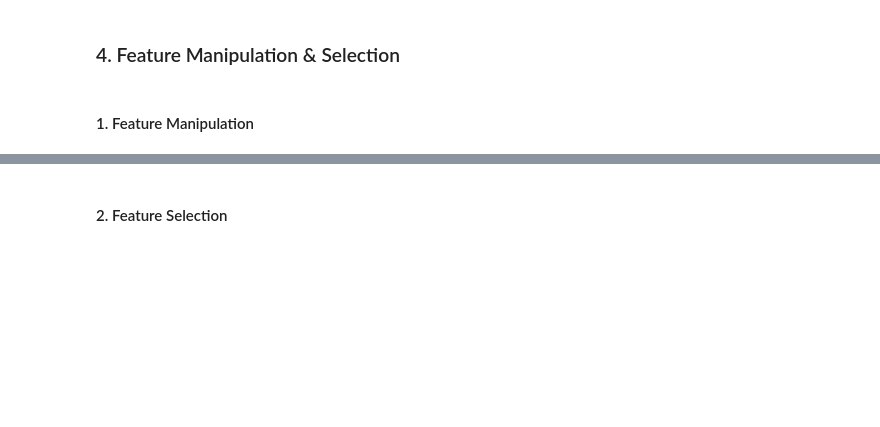
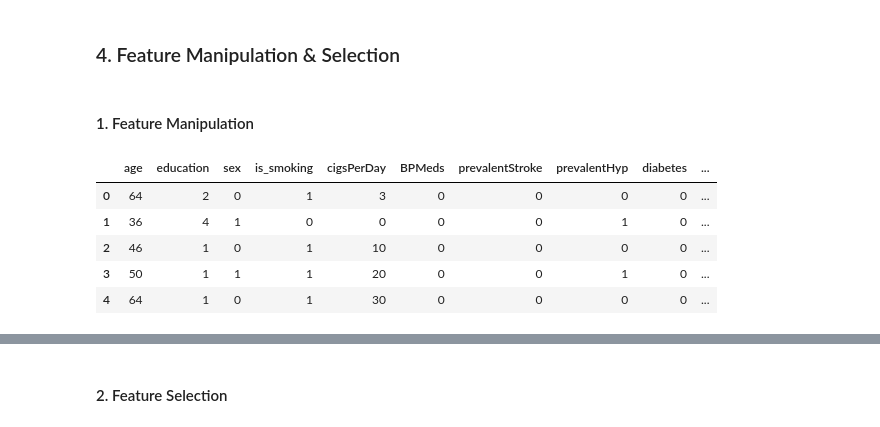
Before and after one commit to prasadwagh2503/Cardiovascular-Risk-Prediction, a Jupyter notebook: Prasad_Cardiovascular_Risk_Prediction.ipynb, the cells around one changed output, grey strips where cells are left out. Drawn from its saved outputs; the diff is of its cells as text; code cells hidden in the pictures; blank space fills up the shorter version.

```diff
--- a/Prasad_Cardiovascular_Risk_Prediction.ipynb
+++ b/Prasad_Cardiovascular_Risk_Prediction.ipynb
@@ -1121,0 +1199,2 @@ I have used the IQR technique to find out the outliers and I have found out that
+# %%
+df_new=df.copy()
@@ -1184,0 +1304,9 @@ Answer Here.
+# %%
+df_new.head()
+# %% [output]
+|  | age | education | sex | is_smoking | cigsPerDay | BPMeds | prevalentStroke | prevalentHyp | diabetes | ... |
+| 0 | 64 | 2 | 0 | 1 | 3 | 0 | 0 | 0 | 0 | ... |
+| 1 | 36 | 4 | 1 | 0 | 0 | 0 | 0 | 1 | 0 | ... |
+| 2 | 46 | 1 | 0 | 1 | 10 | 0 | 0 | 0 | 0 | ... |
+| 3 | 50 | 1 | 1 | 1 | 20 | 0 | 0 | 1 | 0 | ... |
+| 4 | 64 | 1 | 0 | 1 | 30 | 0 | 0 | 0 | 0 | ... |
```
Also changed, not shown: parts of 113 cells of this notebook.
